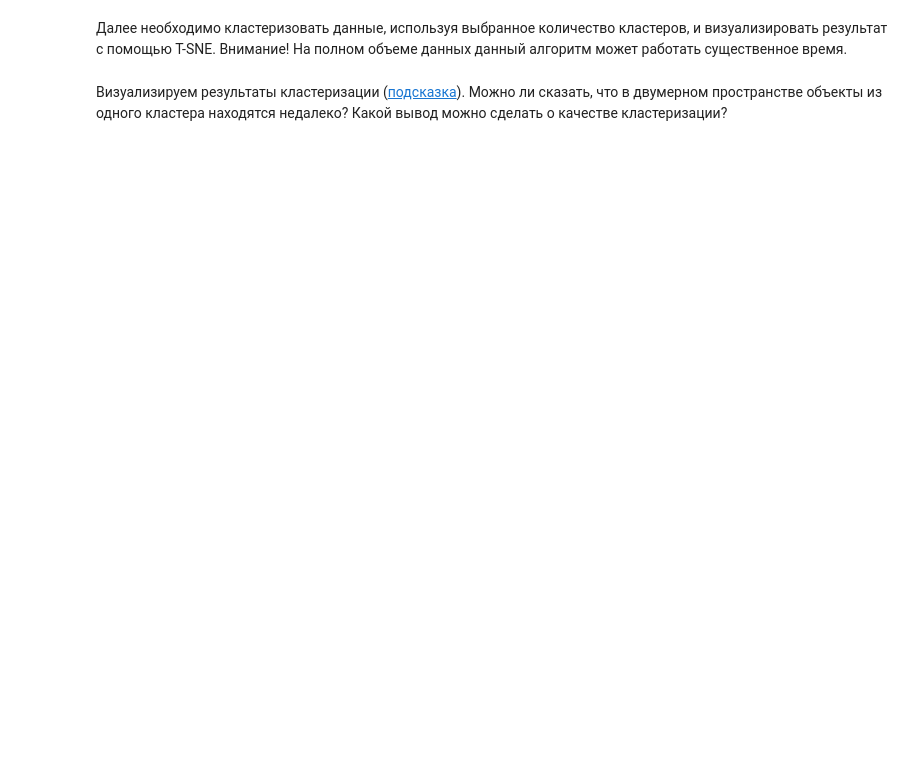
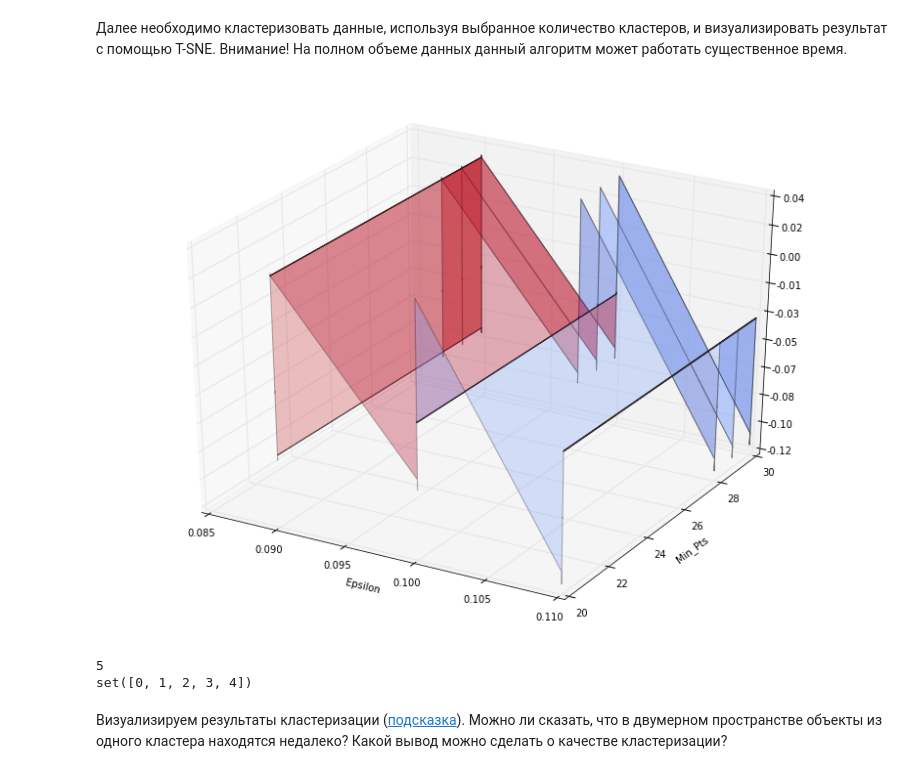
Before and after one commit to lkosh/DataMining, a Jupyter notebook: l3/homework-3-st.ipynb, the cells around one changed output. Saved outputs shown, nothing was run; the diff lists cells and outputs as text; code cells hidden in the pictures; blank space fills up the shorter version.

```diff
--- a/l3/homework-3-st.ipynb
+++ b/l3/homework-3-st.ipynb
@@ -207,0 +188,5 @@ def quality(x, y):
+# %%
+min_value = np.min(x)
+max_value = np.max(x)
+min_max_diference = max_value - min_value
+x = (x - min_value) / min_max_diference
@@ -227,0 +224,21 @@ pl.show()
+# %%
+eps = [0.09, 0.11, 0.13]
+pts = [20, 21, 22, 23, 24]
+#eps = [1]
+#pts = [2]
+criteria = np.zeros(len(eps) * len(pts))
+y_ax, x_ax =  [], []
+cnt_plot= 0
+for i, epsilon_ in enumerate(eps):
+    for j, min_pts_ in enumerate(pts):
+
+        cls = Clustering(epsilon = epsilon_, min_pts = min_pts_)
+        y = cls.fit_predict(x)
+        print y
+        criteria[cnt_plot] = quality(x, y)
+        x_ax.append(epsilon_)
+        y_ax.append(min_pts_)
+        print "quality", criteria[cnt_plot], " eps = ", epsilon_, " min_pts = ", min_pts_, " cnt_claster = ", len(set(y))
+        #if criteria[cnt_plot] != -1:
+            #print "skilearn: ", mt.silhouette_score(x, y)
+        cnt_plot += 1
@@ -234,2 +320,35 @@ y = cls.fit_predict(x)
+# %%
+
+X, Y = np.meshgrid(x_ax, y_ax)
+Z = criteria.reshape(-1, len(x_ax))
+
+fig = pl.figure(figsize=(30, 10))
+
+ax = fig.add_subplot(122, projection='3d')
+ax.plot_surface(X, Y, Z, rstride=8, cstride=8, alpha=0.3,cmap=cm.coolwarm )
+ax.zaxis.set_major_locator(LinearLocator(10))
+ax.zaxis.set_major_formatter(FormatStrFormatter('%.02f'))
+
+#fig.colorbar(surf, shrink=0.5, aspect=5)
+pl.ylabel("Min_Pts ")
+pl.xlabel("Epsilon")
+pl.grid()
+pl.show()
+# %% [output]
+[figure, added]
+# %%
+
+cls = Clustering(epsilon = 0.1, min_pts =30)
+y = cls.fit_predict(x)
+k = len(set(y))
+y = y +1
+for i in range(len(y)):
+    if y[i]  == -1:
+        y[i] = 0
+print k
+print set(y)
+# %% [output]
+5
+set([0, 1, 2, 3, 4])
 # %% [markdown]
 Визуализируем результаты кластеризации ([подсказка](http://anokhin.github.io/img/hw3_tsne-kmeans.png)). Можно ли сказать, что в двумерном пространстве объекты из одного кластера находятся недалеко? Какой вывод можно сделать о качестве кластеризации?
```
Also changed, not shown: parts of 14 cells of this notebook.
